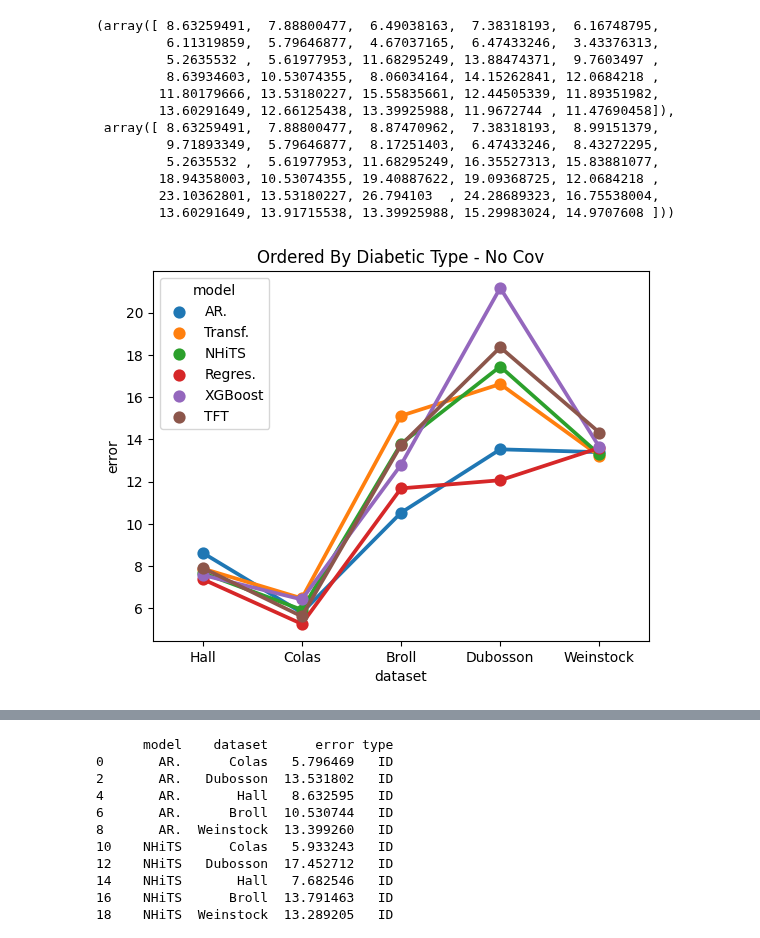
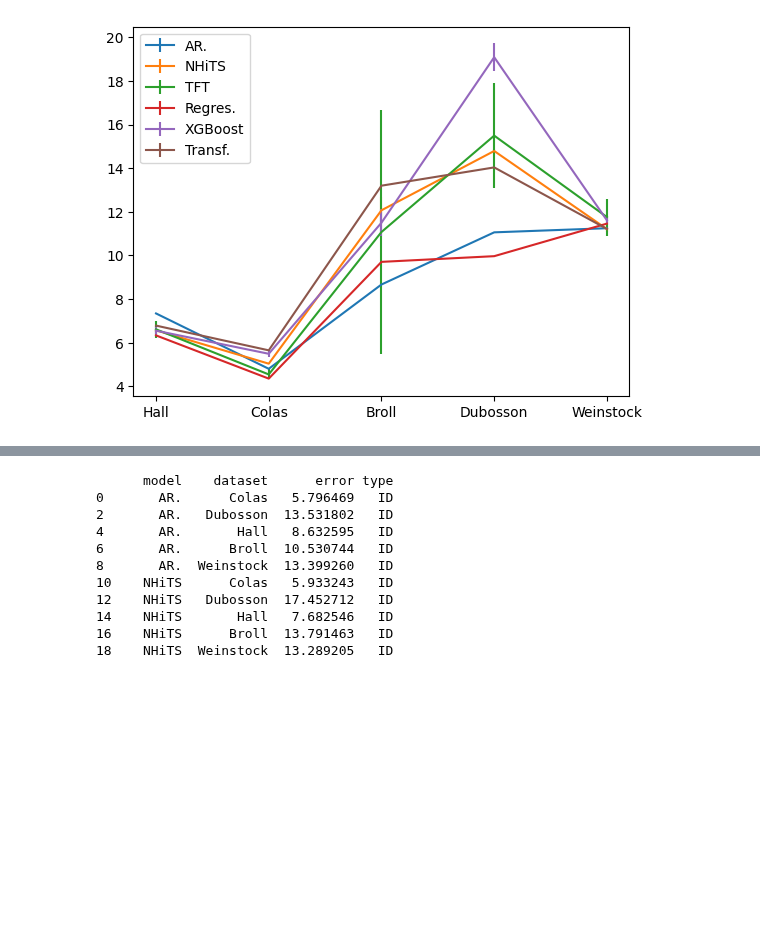
Before and after one commit to IrinaStatsLab/GlucoBench, a Jupyter notebook: presentation/njf-plots.ipynb, the cells around one changed output, grey strips where cells are left out. Saved outputs shown, nothing was run; the diff lists cells and outputs as text; code cells hidden in the pictures; blank space fills up the shorter version.

Commit message:
Made the plot of errors w/ error bars ordered by diabetic type

```diff
--- a/presentation/njf-plots.ipynb
+++ b/presentation/njf-plots.ipynb
@@ -16,6 +16,7 @@ def get_tables(is_covariates, models, datasets, time_steps):
                             [dataset + ' OD' for dataset in datasets], index=models[1:]) # no likelihood for ARIMA
     df_calibration = pd.DataFrame(columns=[dataset + ' ID' for dataset in datasets] +
                             [dataset + ' OD' for dataset in datasets], index=models[1:]) # no calibration for ARIMA
+
     error_bars = pd.DataFrame(columns=["dataset", "model", "type", "error_type", "error_value"])
 
     for model in models:
@@ -29,20 +30,21 @@ def get_tables(is_covariates, models, datasets, time_steps):
             with open(filename, 'r') as f:
                 for line in f:
                     if line.startswith('ID median of (MSE, MAE):'):
-                        id_mse_mae = re.findall(r'\d+\.\d+', line)
+                        id_mse_mae = re.findall(r"\d+\.\d+(?:e-\d+)?", line)
+                        print(model, filename, id_mse_mae)
                         df_rmse.loc[model, dataset + ' ID'] = float(id_mse_mae[0])**0.5
                         df_mae.loc[model, dataset + ' ID'] = float(id_mse_mae[1])
 
                         if len(id_mse_mae) > 2:
-                            error_bars.loc[len(error_bars)] = [dataset, model, "ID", "RMSE", float(id_mse_mae[2])**0.5]
+                            error_bars.loc[len(error_bars)] = [dataset, model, "ID", "RMSE", float(id_mse_mae[3])*1.96]
 
                     elif line.startswith('OOD median of (MSE, MAE):'):
-                        od_mse_mae = re.findall(r'\d+\.\d+', line)
+                        od_mse_mae = re.findall(r'\d+\.\d+(?:e-\d+)?', line)
                         df_rmse.loc[model, dataset + ' OD'] = float(od_mse_mae[0])**0.5
                         df_mae.loc[model, dataset + ' OD'] = float(od_mse_mae[1])
 
                         if len(od_mse_mae) > 2:
-                            error_bars.loc[len(error_bars)] = [dataset, model, "OD", "RMSE", float(od_mse_mae[2])**0.5]
+                            error_bars.loc[len(error_bars)] = [dataset, model, "OD", "RMSE", float(od_mse_mae[3])*1.96]
 
                     elif line.startswith('ID likelihoods:'):
                         id_likelihoods = re.findall(r'-?\d+\.\d+', line)
@@ -151,8 +165,4 @@ fig.legend(loc="lower left")
 # %%
-# Combine Cov/No Cov Error bars
-error_bars_cov = rename_data(error_bars_cov)
-error_bars_nocov = rename_data(error_bars_nocov)
-
 def prepare_data(df):
     df = df.stack().reset_index()
     df["type"] = df["level_1"].apply(lambda x: "ID" if "ID" in x else "OOD")
@@ -162,32 +172,46 @@ def prepare_data(df):
 
     return df
 
-df_nocov = rename_data(prepare_data(df_nocov_rmse))
-df_nocov = pd.merge(df_nocov, error_bars_cov[["model", "dataset", "type","error_value"]], on=["model","dataset","type"], how="left").fillna(0)
 order = ["Hall","Colas","Broll","Dubosson","Weinstock"]
-df_nocov = df_nocov.sort_values(by="dataset", key= lambda x: x.map({val: key for key, val in list(enumerate(order))}))
+error_bars_nocov = rename_data(error_bars_nocov)
 
-def error(x, df):
-    err = df.loc[df["error"] == x]["error_value"].to_numpy()
-    print(err)
+temp_df = rename_data(prepare_data(df_nocov_mae))
+temp_df = pd.merge(temp_df, error_bars_nocov[["model", "dataset", "type","error_value"]], on=["model","dataset","type"], how="left").fillna(0)
+df_nocov = temp_df.sort_values(by="dataset", key= lambda x: x.map({val: key for key, val in list(enumerate(order))}))
 
-    return x - err, x + err
+# def error(x, df):
+#     err = df.loc[df["error"] == x]["error_value"].to_numpy()
+#     print(err)
 
-plt.figure()
-fig1 = sns.pointplot(
-    df_nocov,
-    x=df_nocov["dataset"],
-    y="error",
-    hue=df_nocov["model"],
-    order=["Hall","Colas","Broll","Dubosson","Weinstock"],
-    errorbar = lambda x: error(x, df_nocov)
-)
-fig1.set_title("Ordered By Diabetic Type - No Cov")
+#     return x - err, x + err
+
+# plt.figure()
+
+# fig1 = sns.pointplot(
+#     df_nocov,
+#     x=df_nocov["dataset"],
+#     y="error",
+#     hue=df_nocov["model"],
+#     order=["Hall","Colas","Broll","Dubosson","Weinstock"],
+#     errorbar = lambda x: error(x, df_nocov)
+# )
+# fig1.set_title("Ordered By Diabetic Type - No Cov")
 
 
-error(df_nocov["error"].to_numpy(), df_nocov)
+for m in ["AR.", "NHiTS", "TFT", "Regres.", "XGBoost", "Transf."]:
+    df = df_nocov[df_nocov["model"] == m]
+    plt.errorbar(
+        df["dataset"],
+        df["error"],
+        xerr=None,
+        yerr=df["error_value"],
+        barsabove=False,
+        label=m
+    )
 
-# plt.errorbar(df_nocov["dataset"], df_nocov["error"], xerr=None, yerr=df_nocov["error_value"], barsabove=True)
+plt.legend()
+plt.show()
+df_nocov
 # df_no
 # df_nocov["error_value"]
 # df_nocov["error"][2]
@@ -204,13 +223 @@ error(df_nocov["error"].to_numpy(), df_nocov)
-(array([ 8.63259491,  7.88800477,  6.49038163,  7.38318193,  6.16748795,
-         6.11319859,  5.79646877,  4.67037165,  6.47433246,  3.43376313,
-         5.2635532 ,  5.61977953, 11.68295249, 13.88474371,  9.7603497 ,
-         8.63934603, 10.53074355,  8.06034164, 14.15262841, 12.0684218 ,
-        11.80179666, 13.53180227, 15.55835661, 12.44505339, 11.89351982,
-        13.60291649, 12.66125438, 13.39925988, 11.9672744 , 11.47690458]),
- array([ 8.63259491,  7.88800477,  8.87470962,  7.38318193,  8.99151379,
-         9.71893349,  5.79646877,  8.17251403,  6.47433246,  8.43272295,
-         5.2635532 ,  5.61977953, 11.68295249, 16.35527313, 15.83881077,
-        18.94358003, 10.53074355, 19.40887622, 19.09368725, 12.0684218 ,
-        23.10362801, 13.53180227, 26.794103  , 24.28689323, 16.75538004,
-        13.60291649, 13.91715538, 13.39925988, 15.29983024, 14.9707608 ]))
-[figure, old version]
+[figure, new version]
```
Also changed, not shown: parts of 3 cells of this notebook.
